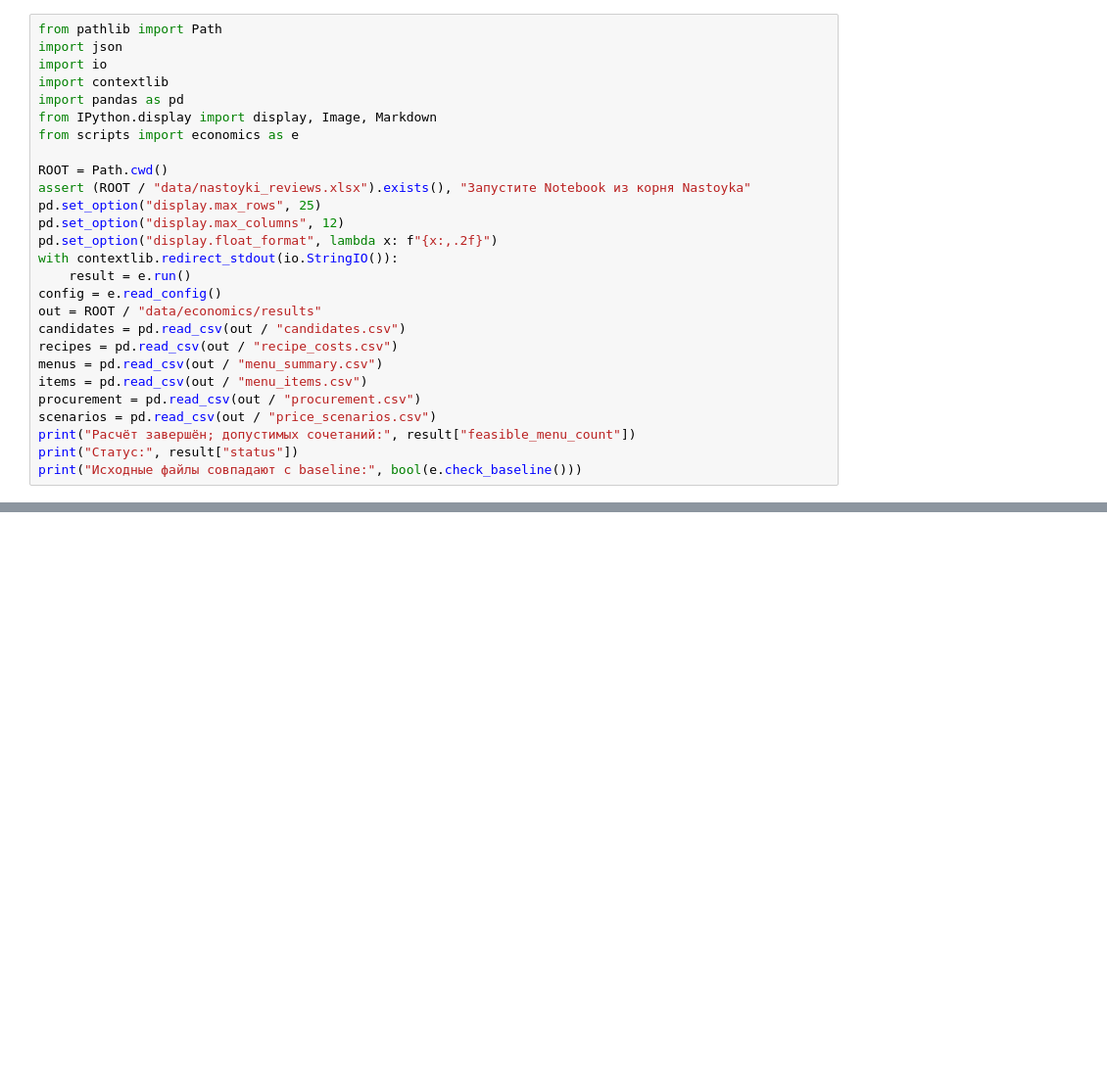
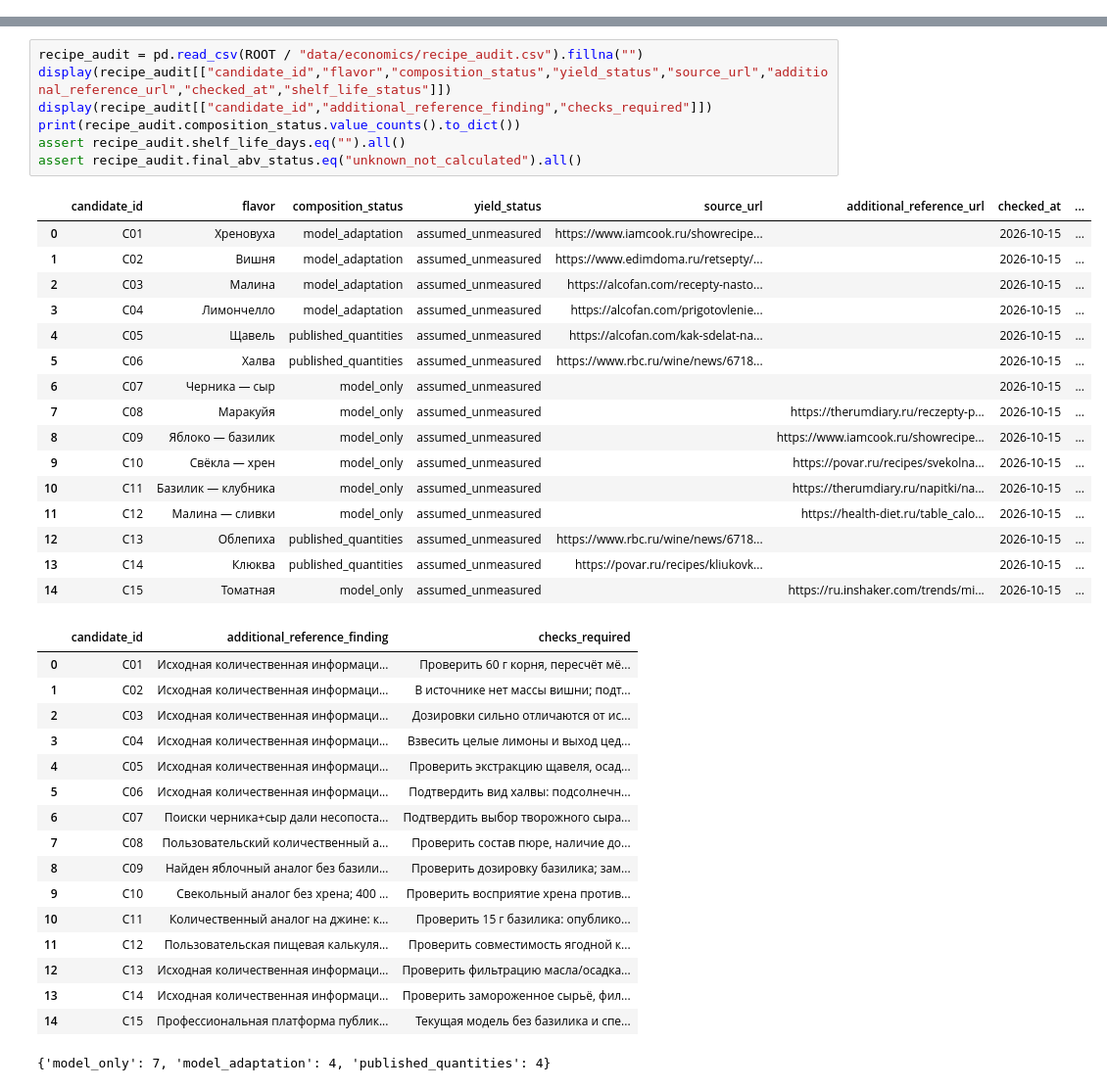
Before and after one commit to Alina-lab/Bar_menu, a Jupyter notebook: assortment_economics.ipynb, the cells around one changed output, grey strips where cells are left out. Shown at 98% size. Drawn from its saved outputs; the diff is of its cells as text; blank space fills up the shorter version.

```diff
--- a/assortment_economics.ipynb
+++ b/assortment_economics.ipynb
@@ -11,27 +0,0 @@ Python 3.12: установить `requirements.txt`, открыть Notebook и
-# %%
-from pathlib import Path
-import json
-import io
-import contextlib
-import pandas as pd
-from IPython.display import display, Image, Markdown
-from scripts import economics as e
-
-ROOT = Path.cwd()
-assert (ROOT / "data/nastoyki_reviews.xlsx").exists(), "Запустите Notebook из корня Nastoyka"
-pd.set_option("display.max_rows", 25)
-pd.set_option("display.max_columns", 12)
-pd.set_option("display.float_format", lambda x: f"{x:,.2f}")
-with contextlib.redirect_stdout(io.StringIO()):
-    result = e.run()
-config = e.read_config()
-out = ROOT / "data/economics/results"
-candidates = pd.read_csv(out / "candidates.csv")
-recipes = pd.read_csv(out / "recipe_costs.csv")
-menus = pd.read_csv(out / "menu_summary.csv")
-items = pd.read_csv(out / "menu_items.csv")
-procurement = pd.read_csv(out / "procurement.csv")
-scenarios = pd.read_csv(out / "price_scenarios.csv")
-print("Расчёт завершён; допустимых сочетаний:", result["feasible_menu_count"])
-print("Статус:", result["status"])
-print("Исходные файлы совпадают с baseline:", bool(e.check_baseline()))
@@ -451,0 +152,41 @@ print("Все результаты являются предварительны
+# %%
+recipe_audit = pd.read_csv(ROOT / "data/economics/recipe_audit.csv").fillna("")
+display(recipe_audit[["candidate_id","flavor","composition_status","yield_status","source_url","additional_reference_url","checked_at","shelf_life_status"]])
+display(recipe_audit[["candidate_id","additional_reference_finding","checks_required"]])
+print(recipe_audit.composition_status.value_counts().to_dict())
+assert recipe_audit.shelf_life_days.eq("").all()
+assert recipe_audit.final_abv_status.eq("unknown_not_calculated").all()
+# %% [output]
+|  | candidate_id | flavor | composition_status | yield_status | source_url | additional_reference_url | checked_at | ... |
+| 0 | C01 | Хреновуха | model_adaptation | assumed_unmeasured | https://www.iamcook.ru/showrecipe... |  | 2026-10-15 | ... |
+| 1 | C02 | Вишня | model_adaptation | assumed_unmeasured | https://www.edimdoma.ru/retsepty/... |  | 2026-10-15 | ... |
+| 2 | C03 | Малина | model_adaptation | assumed_unmeasured | https://alcofan.com/recepty-nasto... |  | 2026-10-15 | ... |
+| 3 | C04 | Лимончелло | model_adaptation | assumed_unmeasured | https://alcofan.com/prigotovlenie... |  | 2026-10-15 | ... |
+| 4 | C05 | Щавель | published_quantities | assumed_unmeasured | https://alcofan.com/kak-sdelat-na... |  | 2026-10-15 | ... |
+| 5 | C06 | Халва | published_quantities | assumed_unmeasured | https://www.rbc.ru/wine/news/6718... |  | 2026-10-15 | ... |
+| 6 | C07 | Черника — сыр | model_only | assumed_unmeasured |  |  | 2026-10-15 | ... |
+| 7 | C08 | Маракуйя | model_only | assumed_unmeasured |  | https://therumdiary.ru/reczepty-p... | 2026-10-15 | ... |
+| 8 | C09 | Яблоко — базилик | model_only | assumed_unmeasured |  | https://www.iamcook.ru/showrecipe... | 2026-10-15 | ... |
+| 9 | C10 | Свёкла — хрен | model_only | assumed_unmeasured |  | https://povar.ru/recipes/svekolna... | 2026-10-15 | ... |
+| 10 | C11 | Базилик — клубника | model_only | assumed_unmeasured |  | https://therumdiary.ru/napitki/na... | 2026-10-15 | ... |
+| 11 | C12 | Малина — сливки | model_only | assumed_unmeasured |  | https://health-diet.ru/table_calo... | 2026-10-15 | ... |
+| 12 | C13 | Облепиха | published_quantities | assumed_unmeasured | https://www.rbc.ru/wine/news/6718... |  | 2026-10-15 | ... |
+| 13 | C14 | Клюква | published_quantities | assumed_unmeasured | https://povar.ru/recipes/kliukovk... |  | 2026-10-15 | ... |
+| 14 | C15 | Томатная | model_only | assumed_unmeasured |  | https://ru.inshaker.com/trends/mi... | 2026-10-15 | ... |
+|  | candidate_id | additional_reference_finding | checks_required |
+| 0 | C01 | Исходная количественная информаци... | Проверить 60 г корня, пересчёт мё... |
+| 1 | C02 | Исходная количественная информаци... | В источнике нет массы вишни; подт... |
+| 2 | C03 | Исходная количественная информаци... | Дозировки сильно отличаются от ис... |
+| 3 | C04 | Исходная количественная информаци... | Взвесить целые лимоны и выход цед... |
+| 4 | C05 | Исходная количественная информаци... | Проверить экстракцию щавеля, осад... |
+| 5 | C06 | Исходная количественная информаци... | Подтвердить вид халвы: подсолнечн... |
+| 6 | C07 | Поиски черника+сыр дали несопоста... | Подтвердить выбор творожного сыра... |
+| 7 | C08 | Пользовательский количественный а... | Проверить состав пюре, наличие до... |
+| 8 | C09 | Найден яблочный аналог без базили... | Проверить дозировку базилика; зам... |
+| 9 | C10 | Свекольный аналог без хрена; 400 ... | Проверить восприятие хрена против... |
+| 10 | C11 | Количественный аналог на джине: к... | Проверить 15 г базилика: опублико... |
+| 11 | C12 | Пользовательская пищевая калькуля... | Проверить совместимость ягодной к... |
+| 12 | C13 | Исходная количественная информаци... | Проверить фильтрацию масла/осадка... |
+| 13 | C14 | Исходная количественная информаци... | Проверить замороженное сырьё, фил... |
+| 14 | C15 | Профессиональная платформа публик... | Текущая модель без базилика и спе... |
+{'model_only': 7, 'model_adaptation': 4, 'published_quantities': 4}
```
Also changed, not shown: parts of 47 cells of this notebook, 31 other files.
